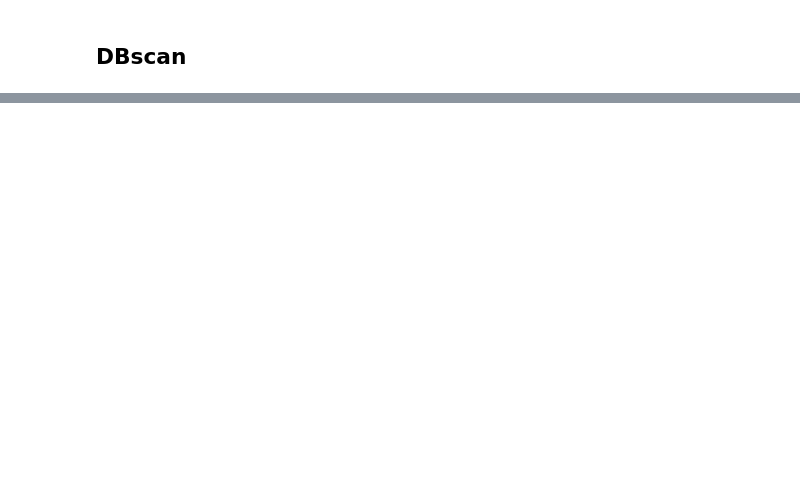
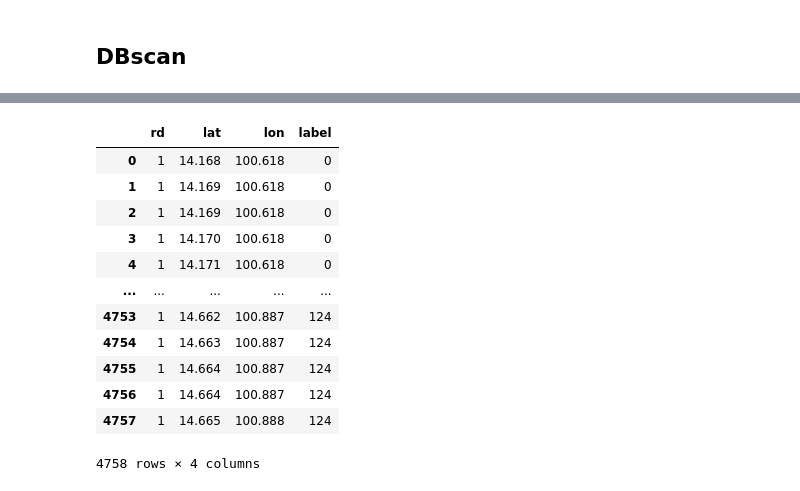
Before and after one commit to Travel-Time-Prediction/explore-gps-log-data, a Jupyter notebook: explore_data.ipynb, the cells around one changed output, grey strips where cells are left out. Saved outputs shown, nothing was run; the diff lists cells and outputs as text; code cells hidden in the pictures; blank space fills up the shorter version.

```diff
--- a/explore_data.ipynb
+++ b/explore_data.ipynb
@@ -301,0 +397,16 @@ df_point.groupby(['rd']).mean()
+# %%
+df_neighbors
+# %% [output]
+|  | rd | lat | lon | label |
+| 0 | 1 | 14.168 | 100.618 | 0 |
+| 1 | 1 | 14.169 | 100.618 | 0 |
+| 2 | 1 | 14.169 | 100.618 | 0 |
+| 3 | 1 | 14.170 | 100.618 | 0 |
+| 4 | 1 | 14.171 | 100.618 | 0 |
+| ... | ... | ... | ... | ... |
+| 4753 | 1 | 14.662 | 100.887 | 124 |
+| 4754 | 1 | 14.663 | 100.887 | 124 |
+| 4755 | 1 | 14.664 | 100.887 | 124 |
+| 4756 | 1 | 14.664 | 100.887 | 124 |
+| 4757 | 1 | 14.665 | 100.888 | 124 |
+4758 rows × 4 columns
```
Also changed, not shown: parts of 12 cells of this notebook.
